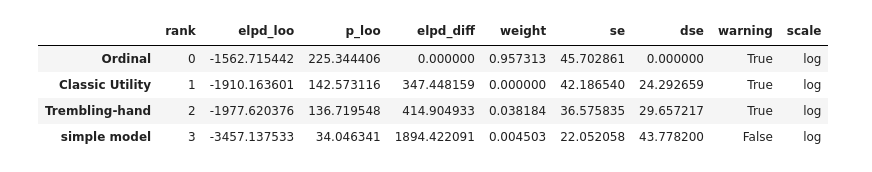
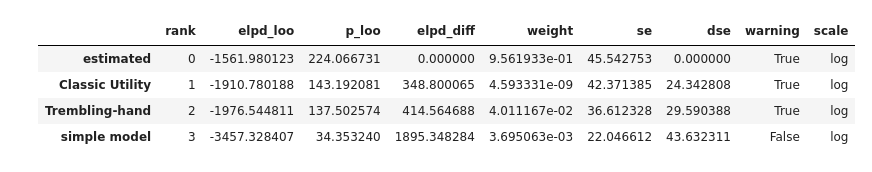
Before and after one commit to KoremNSN/Aging, a Jupyter notebook: RiskAmbiguity/4.RnA_modelbased_analysis.ipynb, the cells around one changed output. Cells and saved outputs as stored; diff of their text form; code cells hidden in the pictures.

```diff
--- a/RiskAmbiguity/4.RnA_modelbased_analysis.ipynb
+++ b/RiskAmbiguity/4.RnA_modelbased_analysis.ipynb
@@ -94,16 +108,16 @@ def Utility(df, n_subs, idx):
     with pm.Model() as Utility:
 
         # Hyperpriors define group-level distributions for subject-specific parameters.
-        alpha_a = pm.Normal('alpha_a',  4,   1)  # Shape parameter for risk attitude
-        alpha_b = pm.Normal('alpha_b', 7,   3)  # Rate parameter for risk attitude
-        bMu     = pm.Normal('bMu',     .65, 1)  # Group-level mean for ambiguity modulation
-        bSig    = pm.Gamma('bSig',     4,   1)  # Group-level standard deviation for ambiguity modulation
+        alpha_a = pm.TruncatedNormal('alpha_a', 4, 1, lower = 0)  # Shape parameter for risk attitude
+        alpha_b = pm.TruncatedNormal('alpha_b', 7, 3, lower = 0)  # Rate parameter for risk attitude
+        bMu     = pm.Normal('bMu',   .65, 1)  # Group-level mean for ambiguity modulation
+        bSig    = pm.Gamma('bSig',     4, 1)  # Group-level standard deviation for ambiguity modulation
 
         # Individual subject priors.
-        alpha = pm.Beta('alpha',  alpha_a, alpha_b, shape = n_subs)                        # Subject-specific utility curvature
-        α = pm.Deterministic('α', alpha * 2)                                               # Double the value of alpha for further computations
-        β = pm.TruncatedNormal('β',  bMu, bSig, lower = -1.5, upper = 1.5, shape = n_subs) # Ambiguity modulation
-        γ = pm.LogNormal('γ', 0, .25, shape = n_subs)                                   # Inverse temperature parameter
+        alpha = pm.Beta('alpha', alpha_a, alpha_b, shape = n_subs)                        # Subject-specific utility curvature
+        α     = pm.Deterministic('α', alpha * 2)                                               # Double the value of alpha for further computations
+        β     = pm.TruncatedNormal('β', bMu, bSig, lower = -1.5, upper = 1.5, shape = n_subs) # Ambiguity modulation
+        γ     = pm.LogNormal('γ', 0, .25, shape = n_subs)                                   # Inverse temperature parameter
 
         # Calculate expected value of outcome using a power function.
         value = df['value'].values ** α[idx]  # Subjective value based on curvature parameter
@@ -142,8 +156,8 @@ def Utility_th(df, n_subs, idx):
     with pm.Model() as trembel_hand:
 
         # Hyperpriors: Define group-level distributions for subject-specific parameters.
-        alpha_a = pm.TruncatedNormal('alpha_a', 4, 1, lower = 1)  # Shape parameter for utility curvature
-        alpha_b = pm.TruncatedNormal('alpha_b', 7, 1, lower = 1)  # Rate parameter for utility curvature
+        alpha_a = pm.TruncatedNormal('alpha_a', 4, 1, lower = 0)  # Shape parameter for utility curvature
+        alpha_b = pm.TruncatedNormal('alpha_b', 7, 3, lower = 0)  # Rate parameter for utility curvature
 
         g_a = pm.TruncatedNormal('g_a', 2, 1, lower = 1)  # Shape parameter for tremble hand effect
         g_b = pm.TruncatedNormal('g_b', 2, 1, lower = 1)  # Rate parameter for tremble hand effect
@@ -196,10 +210,10 @@ def estamte_values_ordinal(df, n_subs, idx):
         bSig = pm.Gamma('bSig', 2, 1)       # SD for ambiguity effect distribution
 
         # Hyperparameters for group-level subjective value levels
-        l1Mu = pm.TruncatedNormal('l1Mu', 4, 2, lower=.1)  # Mean for value of level 1
-        l2Mu = pm.TruncatedNormal('l2Mu', 4, 2, lower=.1)  # ... level 2
-        l3Mu = pm.TruncatedNormal('l3Mu', 4, 2, lower=.1)  # ... level 3
-        l4Mu = pm.TruncatedNormal('l4Mu', 4, 2, lower=.1)  # ... level 4
+        l1Mu = pm.TruncatedNormal('l1Mu', 4, 2, lower=0)  # Mean for value of level 1
+        l2Mu = pm.TruncatedNormal('l2Mu', 4, 2, lower=0)  # ... level 2
+        l3Mu = pm.TruncatedNormal('l3Mu', 4, 2, lower=0)  # ... level 3
+        l4Mu = pm.TruncatedNormal('l4Mu', 4, 2, lower=0)  # ... level 4
 
         l1sd = pm.Gamma('l1sd', 3, 1)  # SD for value of level 1
         l2sd = pm.Gamma('l2sd', 3, 1)  # ... level 2
@@ -274,16 +349,16 @@ Sampling 4 chains for 1_000 tune and 1_000 draw iterations (4_000 + 4_000 draws
 # %%
-compare_dict = {'simple model':       mon_simple,
-                'Classic Utility':    mon_utility,
-                'Trembling-hand':     mon_trmbling_hand,
-                "Ordinal":            mon_estimated,
+compare_dict = {'simple model':    mon_simple,
+                'Classic Utility': mon_utility,
+                'Trembling-hand':  mon_trmbling_hand,
+                'estimated':       mon_estimated,
 
 }
 
 comp = az.compare(compare_dict)
 comp
 # %% [output]
 |  | rank | elpd_loo | p_loo | elpd_diff | weight | se | dse | warning | scale |
-| Ordinal | 0 | -1562.715442 | 225.344406 | 0.000000 | 0.957313 | 45.702861 | 0.000000 | True | log |
-| Classic Utility | 1 | -1910.163601 | 142.573116 | 347.448159 | 0.000000 | 42.186540 | 24.292659 | True | log |
-| Trembling-hand | 2 | -1977.620376 | 136.719548 | 414.904933 | 0.038184 | 36.575835 | 29.657217 | True | log |
-| simple model | 3 | -3457.137533 | 34.046341 | 1894.422091 | 0.004503 | 22.052058 | 43.778200 | False | log |
+| estimated | 0 | -1561.980123 | 224.066731 | 0.000000 | 9.561933e-01 | 45.542753 | 0.000000 | True | log |
+| Classic Utility | 1 | -1910.780188 | 143.192081 | 348.800065 | 4.593331e-09 | 42.371385 | 24.342808 | True | log |
+| Trembling-hand | 2 | -1976.544811 | 137.502574 | 414.564688 | 4.011167e-02 | 36.612328 | 29.590388 | True | log |
+| simple model | 3 | -3457.328407 | 34.353240 | 1895.348284 | 3.695063e-03 | 22.046612 | 43.632311 | False | log |
```
Also changed, not shown: parts of 25 cells of this notebook.
